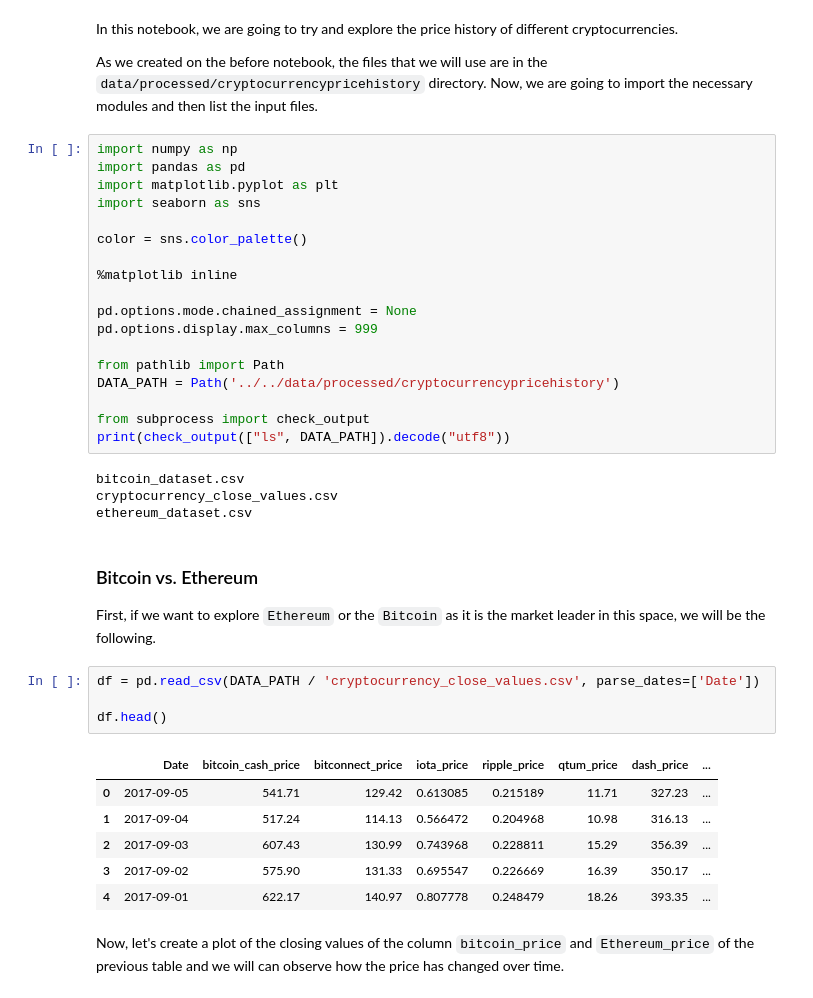
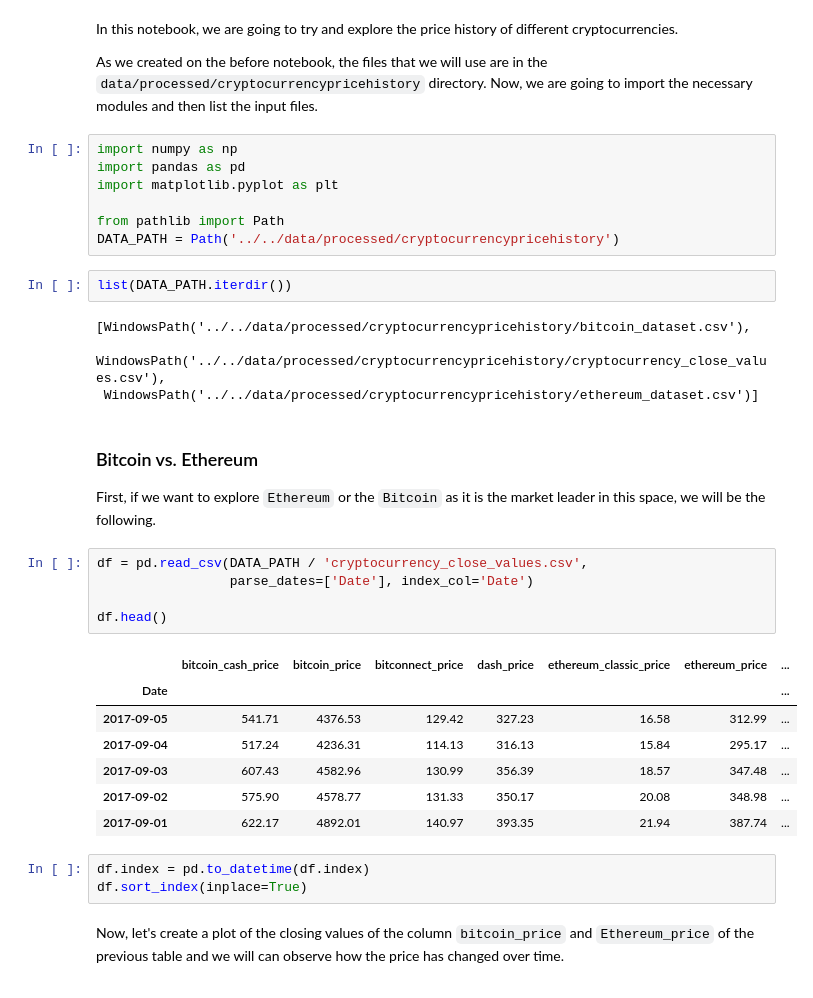
Before and after one commit to danielb05/Basic-Data-Science-UDL, a Jupyter notebook: notebooks/cryptocurrency/3. Basic EDA.ipynb, the cells around one changed output. Cells and saved outputs as stored; diff of their text form.

```diff
--- a/notebooks/cryptocurrency/3. Basic EDA.ipynb
+++ b/notebooks/cryptocurrency/3. Basic EDA.ipynb
@@ -8,38 +8,34 @@ As we created on the before notebook, the files that we will use are in the `dat
 import numpy as np
 import pandas as pd
 import matplotlib.pyplot as plt
-import seaborn as sns
-
-color = sns.color_palette()
-
-%matplotlib inline
-
-pd.options.mode.chained_assignment = None
-pd.options.display.max_columns = 999
 
 from pathlib import Path
 DATA_PATH = Path('../../data/processed/cryptocurrencypricehistory')
-
-from subprocess import check_output
-print(check_output(["ls", DATA_PATH]).decode("utf8"))
-# %% [output]
-bitcoin_dataset.csv
-cryptocurrency_close_values.csv
-ethereum_dataset.csv
+# %%
+list(DATA_PATH.iterdir())
+# %% [output]
+[WindowsPath('../../data/processed/cryptocurrencypricehistory/bitcoin_dataset.csv'),
+ WindowsPath('../../data/processed/cryptocurrencypricehistory/cryptocurrency_close_values.csv'),
+ WindowsPath('../../data/processed/cryptocurrencypricehistory/ethereum_dataset.csv')]
 # %% [markdown]
 ### Bitcoin vs. Ethereum
 First, if we want to explore `Ethereum` or the `Bitcoin` as it is the market leader in this space, we will be the following.
 # %%
-df = pd.read_csv(DATA_PATH / 'cryptocurrency_close_values.csv', parse_dates=['Date'])
+df = pd.read_csv(DATA_PATH / 'cryptocurrency_close_values.csv',
+                 parse_dates=['Date'], index_col='Date')
 
 df.head()
 # %% [output]
-|  | Date | bitcoin_cash_price | bitconnect_price | iota_price | ripple_price | qtum_price | dash_price | ... |
-| 0 | 2017-09-05 | 541.71 | 129.42 | 0.613085 | 0.215189 | 11.71 | 327.23 | ... |
-| 1 | 2017-09-04 | 517.24 | 114.13 | 0.566472 | 0.204968 | 10.98 | 316.13 | ... |
-| 2 | 2017-09-03 | 607.43 | 130.99 | 0.743968 | 0.228811 | 15.29 | 356.39 | ... |
-| 3 | 2017-09-02 | 575.90 | 131.33 | 0.695547 | 0.226669 | 16.39 | 350.17 | ... |
-| 4 | 2017-09-01 | 622.17 | 140.97 | 0.807778 | 0.248479 | 18.26 | 393.35 | ... |
+|  | bitcoin_cash_price | bitcoin_price | bitconnect_price | dash_price | ethereum_classic_price | ethereum_price | ... |
+| Date |  |  |  |  |  |  | ... |
+| 2017-09-05 | 541.71 | 4376.53 | 129.42 | 327.23 | 16.58 | 312.99 | ... |
+| 2017-09-04 | 517.24 | 4236.31 | 114.13 | 316.13 | 15.84 | 295.17 | ... |
+| 2017-09-03 | 607.43 | 4582.96 | 130.99 | 356.39 | 18.57 | 347.48 | ... |
+| 2017-09-02 | 575.90 | 4578.77 | 131.33 | 350.17 | 20.08 | 348.98 | ... |
+| 2017-09-01 | 622.17 | 4892.01 | 140.97 | 393.35 | 21.94 | 387.74 | ... |
+# %%
+df.index = pd.to_datetime(df.index)
+df.sort_index(inplace=True)
 # %% [markdown]
 Now, let's create a plot of the closing values of the column `bitcoin_price` and `Ethereum_price` of the previous table and we will can observe how the price has changed over time.
 # %%
```
Also changed, not shown: parts of 10 cells of this notebook, 4 other files.
